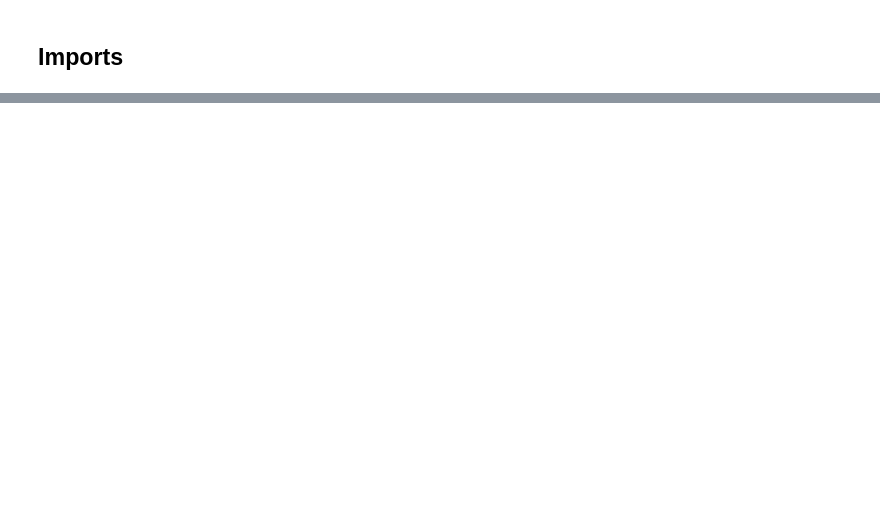
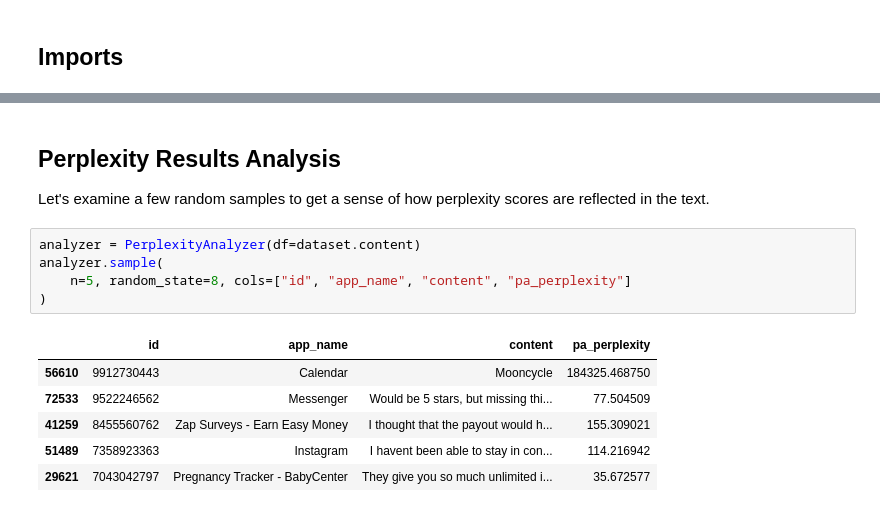
Before and after one commit to variancexplained/genai-lab-slm, a Jupyter notebook: notebooks/content/01_dataprep/03_perplexity.ipynb, the cells around one changed output, grey strips where cells are left out. Cells and saved outputs as stored; diff of their text form; blank space fills up the shorter version.

```diff
--- a/notebooks/content/01_dataprep/03_perplexity.ipynb
+++ b/notebooks/content/01_dataprep/03_perplexity.ipynb
@@ -248,0 +263,15 @@ In the next section, we detect anomalies in the text that *might* introduce *har
+# %% [markdown]
+## Perplexity Results Analysis
+Let's examine a few random samples to get a sense of how perplexity scores are reflected in the text.
+# %%
+analyzer = PerplexityAnalyzer(df=dataset.content)
+analyzer.sample(
+    n=5, random_state=8, cols=["id", "app_name", "content", "pa_perplexity"]
+)
+# %% [output]
+|  | id | app_name | content | pa_perplexity |
+| 56610 | 9912730443 | Calendar | Mooncycle | 184325.468750 |
+| 72533 | 9522246562 | Messenger | Would be 5 stars, but missing thi... | 77.504509 |
+| 41259 | 8455560762 | Zap Surveys - Earn Easy Money | I thought that the payout would h... | 155.309021 |
+| 51489 | 7358923363 | Instagram | I havent been able to stay in con... | 114.216942 |
+| 29621 | 7043042797 | Pregnancy Tracker - BabyCenter | They give you so much unlimited i... | 35.672577 |
```
Also changed, not shown: parts of 41 cells of this notebook, 42 other files.
